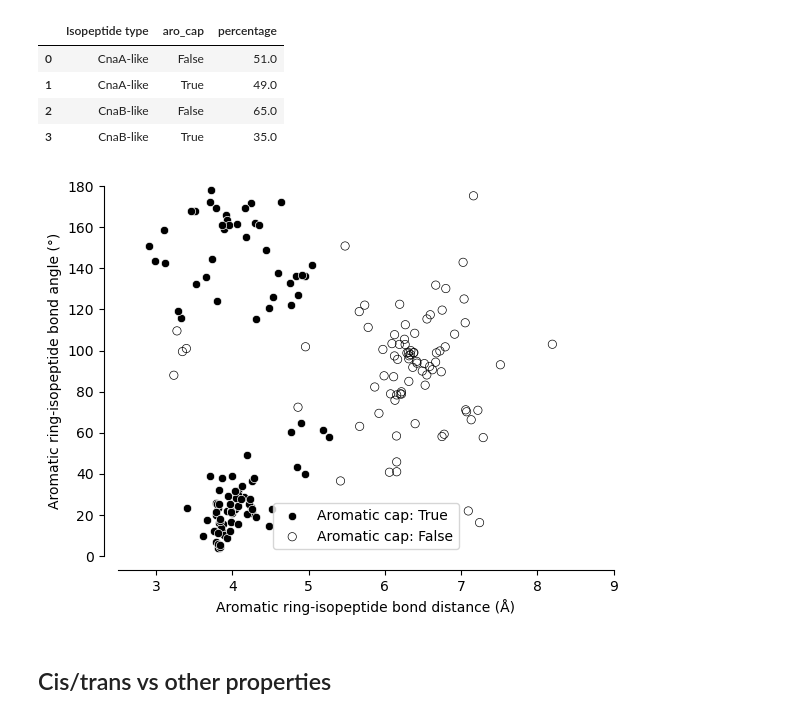
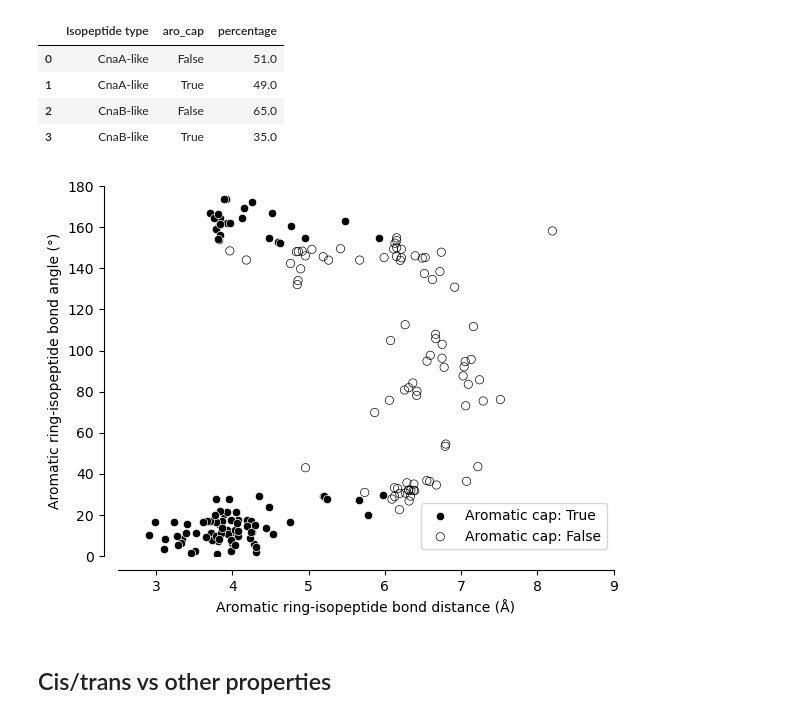
Before and after one commit to FranceCosta/isopeptide_bonds_global_survey, a Jupyter notebook: notebooks/20241212_analyseDataset_v2.ipynb, the cells around one changed output. Saved outputs shown, nothing was run; the diff lists cells and outputs as text; code cells hidden in the pictures.

```diff
--- a/notebooks/20241212_analyseDataset_v2.ipynb
+++ b/notebooks/20241212_analyseDataset_v2.ipynb
@@ -179,29 +179,29 @@ aro_df.groupby("Isopeptide type")["aro_cap"] \
 # %%
 fig, ax = plt.subplots()
 
 plot_df = pdb_df[pdb_df["Isopeptide type"]!="Mutant"] \
                 .rename(columns={"aro_cap":"Aromatic cap"})
 sns.scatterplot(plot_df[plot_df["Aromatic cap"]==True],
-                y="aro-isopep_planes_angle",
+                y="aro_plane_normal-isopep_NZ_angle",
                 x="distance_to_aro", ax=ax,
                 edgecolors="white", facecolors='black',
                label="Aromatic cap: True")
 
 sns.scatterplot(plot_df[plot_df["Aromatic cap"]==False],
-                y="aro-isopep_planes_angle",
+                y="aro_plane_normal-isopep_NZ_angle",
                 x="distance_to_aro", ax=ax,
                 edgecolors="black", facecolors='none',
                label="Aromatic cap: False")
 
 ax.set_ylim([0, 180])
 ax.set_xlim([2.5, 9])
 ax.set_ylabel("Aromatic ring-isopeptide bond angle (°)")
 ax.set_xlabel("Aromatic ring-isopeptide bond distance (Å)")
 sns.despine(ax=ax, offset=10)
 
-plt.savefig("../tmp/aro_param.png", dpi=300, transparent=True, bbox_inches="tight")
+#plt.savefig("../tmp/aro_param.png", dpi=300, transparent=True, bbox_inches="tight")
 # %% [output]
-[figure, old version]
+[figure, new version]
 # %%
 # Save aligned versions of each aro-bond
 output = "../tmp/aro"
```
Also changed, not shown: 5 other files.
